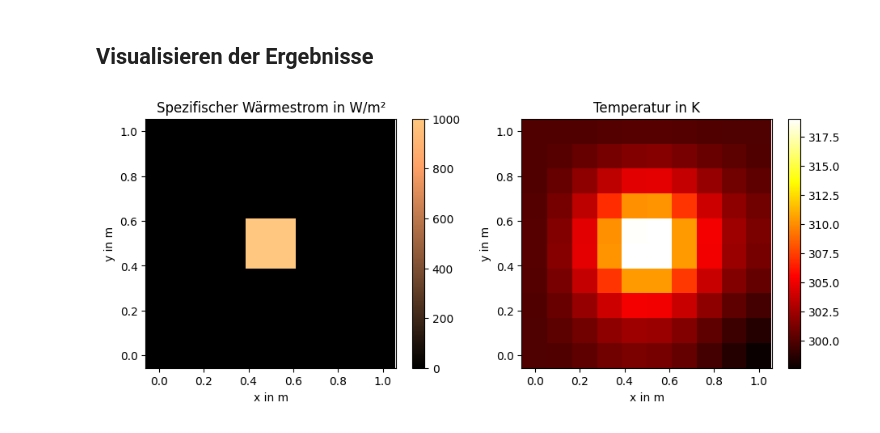
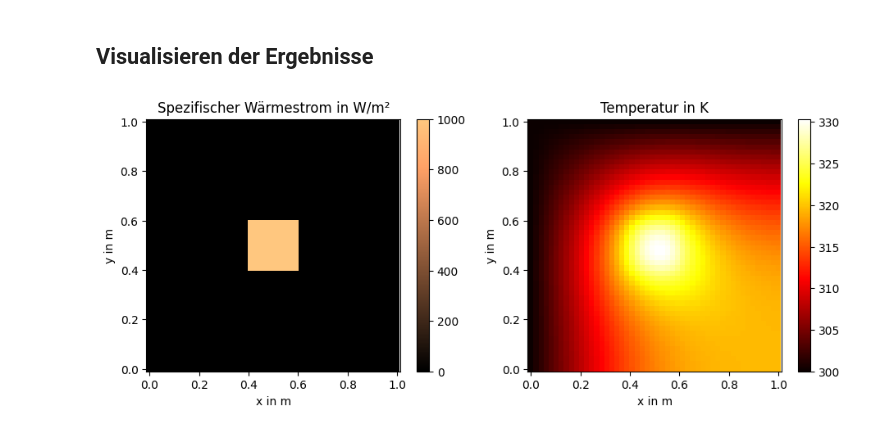
Before and after one commit to CPShub/LectureNSM, a Jupyter notebook: 04_finite_elements/python/finite-elements.ipynb, the cells around one changed output. Saved outputs shown, nothing was run; the diff lists cells and outputs as text; code cells hidden in the pictures.

```diff
--- a/04_finite_elements/python/finite-elements.ipynb
+++ b/04_finite_elements/python/finite-elements.ipynb
@@ -30,8 +30,8 @@ v_2 = 0                     # y speed in m/s
 u = np.array([v_1, v_2])    # velocity vector
 
 # Grid parameters
-N_x = 10                    # Nodes in x direction
-N_y = 10                    # Nodes in y direction
+N_x = 50                    # Nodes in x direction
+N_y = 50                    # Nodes in y direction
 delta_x = L_x/(N_x-1)       # Step size in x direction in m
 delta_y = L_y/(N_y-1)       # Step size in y direction in m
 n_elements = (N_x-1) * (N_y-1)  # Number of elements in the grid
@@ -370,20 +397,20 @@ if bc_types[3] == "dirichlet":
 # %%
 from helper_functions import plot_heat
 
 # Solve the system
-Phi = np.linalg.pinv(K) @ b
+Phi = np.linalg.solve(K, b)
 
 # Reshape to grid
 Phi = Phi.reshape((N_y, N_x), order='F')
 
 # Plot the temperature field
 x = np.linspace(0, L_x, N_x)
 y = np.linspace(0, L_y, N_y)
 X, Y = np.meshgrid(x, y)
 
 Z = [[heat_source(x1, y1) for x1 in x] for y1 in y]
 
 # Auswerten
 plot_heat(Z, X, Y, Phi)
 # %% [output]
-[figure, old version]
+[figure, new version]
```
Also changed, not shown: parts of 3 cells of this notebook.
